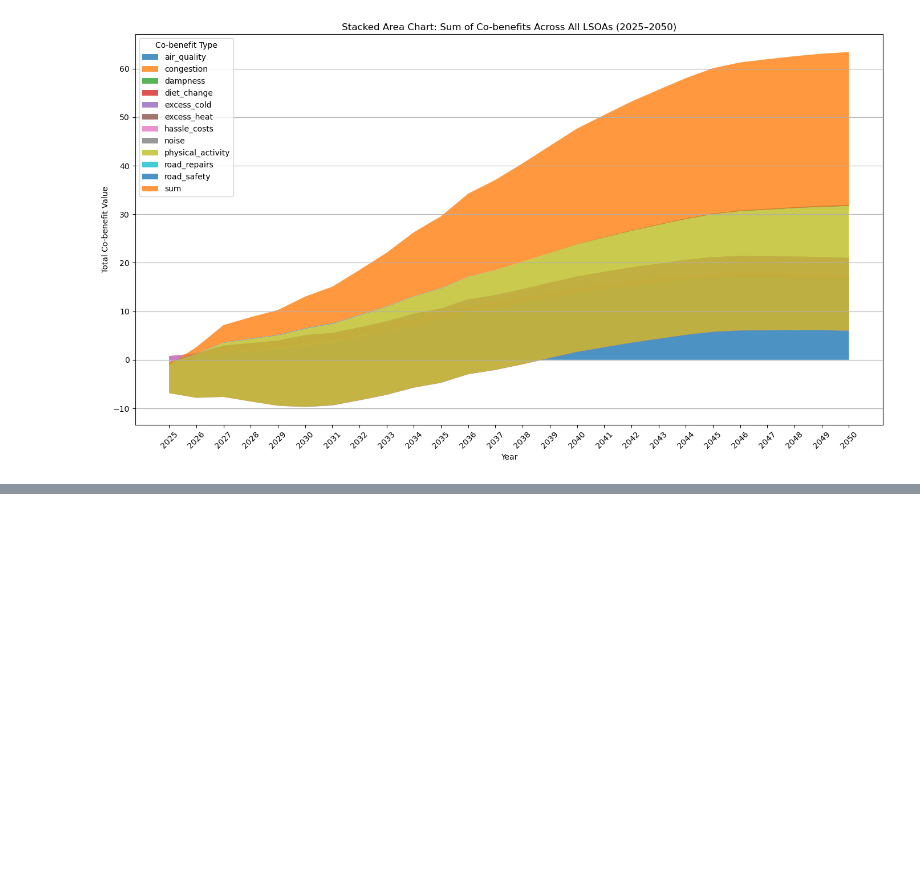
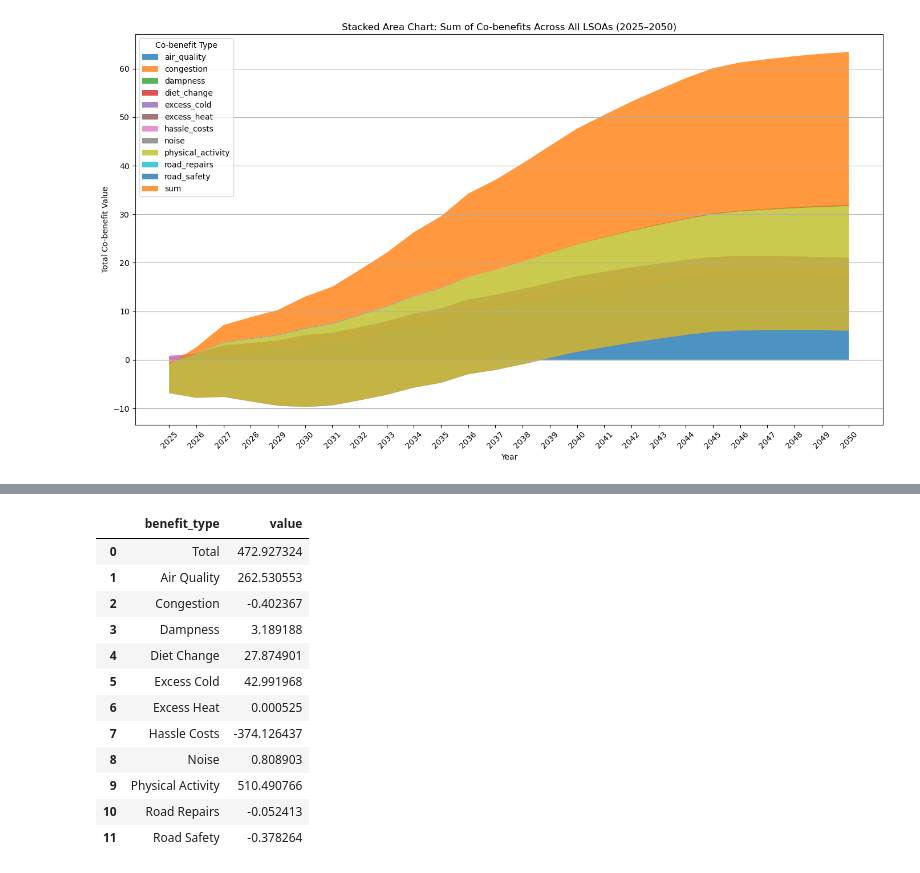
Before and after one commit to AuraFrizzati/VizElves2025, a Jupyter notebook: python_code/Explore_Level2_data.ipynb, the cells around one changed output, grey strips where cells are left out. Drawn from its saved outputs; the diff is of its cells as text; code cells hidden in the pictures; blank space fills up the shorter version.

```diff
--- a/python_code/Explore_Level2_data.ipynb
+++ b/python_code/Explore_Level2_data.ipynb
@@ -628,0 +657,33 @@ plt.show()
+# %%
+# List the columns you want to sum
+cobenefit_columns = [
+    'sum',
+    'air_quality',
+    'congestion',
+    'dampness',
+    'diet_change',
+    'excess_cold',
+    'excess_heat',
+    'hassle_costs',
+    'noise',
+    'physical_activity',
+    'road_repairs',
+    'road_safety'
+]
+  # add/remove as needed
+
+# Sum each column individually
+column_sums = df[cobenefit_columns].sum()
+
+# Convert to DataFrame with proper column names
+column_sums = column_sums.reset_index()
+column_sums.columns = ['benefit_type', 'value']
+
+# Rename 'sum' to 'total'
+column_sums['benefit_type'] = column_sums['benefit_type'].replace('sum', 'total')
+
+# Capitalize and replace underscores with spaces
+column_sums['benefit_type'] = column_sums['benefit_type'].str.replace('_', ' ').str.title()
+
+
+print("Sum for each column:\n", column_sums)
@@ -628,0 +705,16 @@ plt.show()
+# %%
+column_sums
+# %% [output]
+|  | benefit_type | value |
+| 0 | Total | 472.927324 |
+| 1 | Air Quality | 262.530553 |
+| 2 | Congestion | -0.402367 |
+| 3 | Dampness | 3.189188 |
+| 4 | Diet Change | 27.874901 |
+| 5 | Excess Cold | 42.991968 |
+| 6 | Excess Heat | 0.000525 |
+| 7 | Hassle Costs | -374.126437 |
+| 8 | Noise | 0.808903 |
+| 9 | Physical Activity | 510.490766 |
+| 10 | Road Repairs | -0.052413 |
+| 11 | Road Safety | -0.378264 |
```
Also changed, not shown: parts of 11 cells of this notebook, 3 other files.
